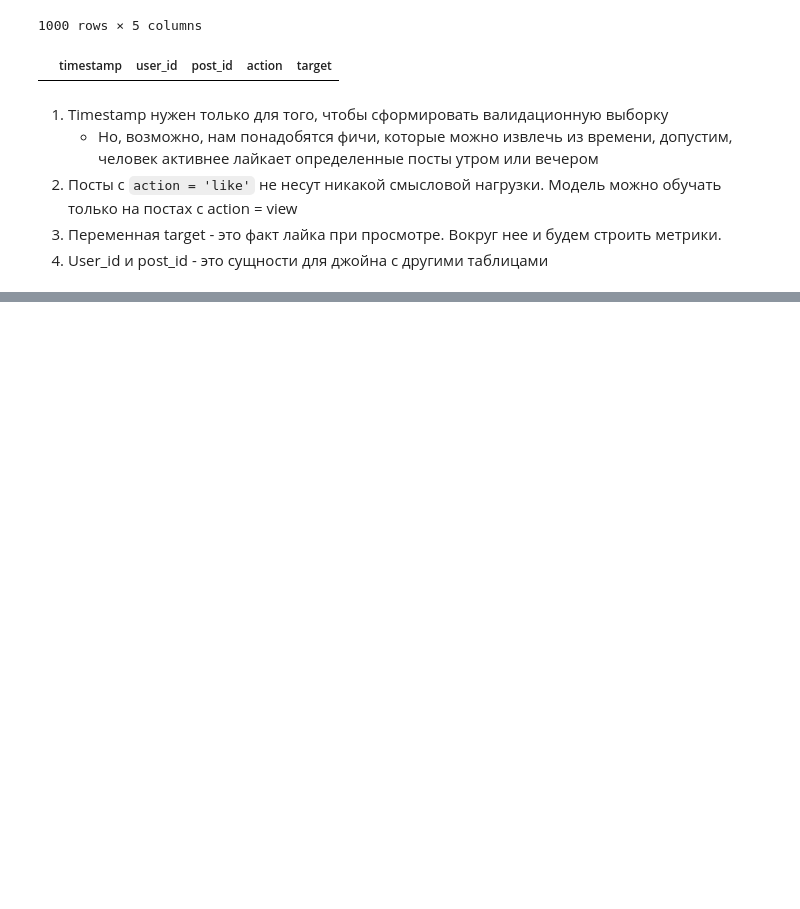
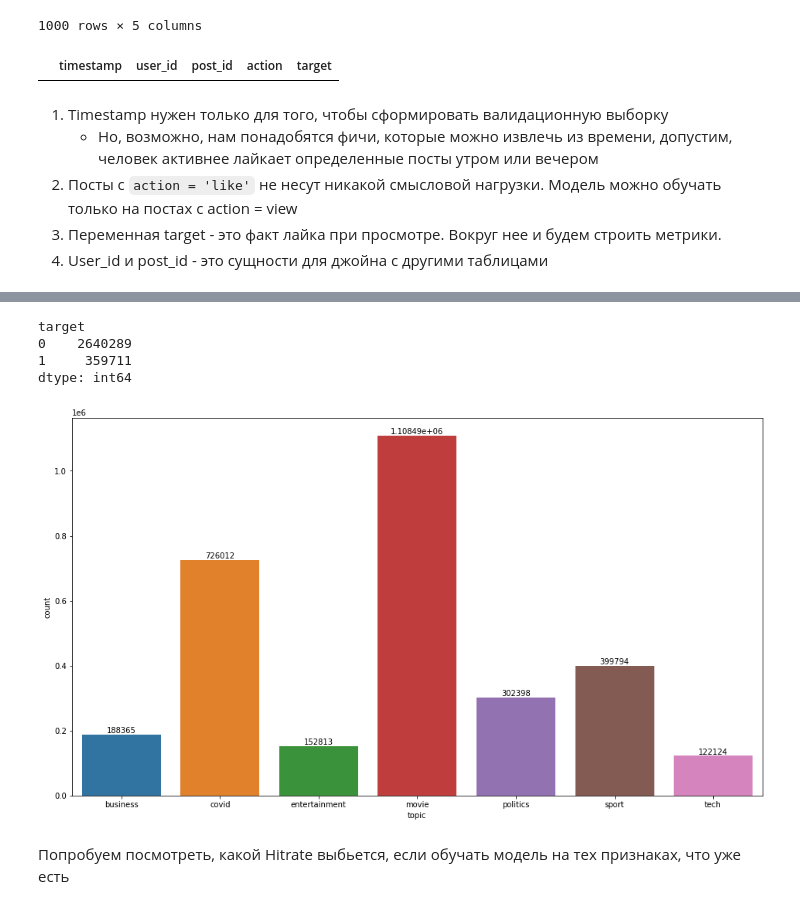
Before and after one commit to gavlique/Karpov_DS, a Jupyter notebook: ml/final_project/HW_22_RecModel.ipynb, the cells around one changed output, grey strips where cells are left out. Saved outputs shown, nothing was run; the diff lists cells and outputs as text; code cells hidden in the pictures; blank space fills up the shorter version.

```diff
--- a/ml/final_project/HW_22_RecModel.ipynb
+++ b/ml/final_project/HW_22_RecModel.ipynb
@@ -275,0 +314,25 @@ pd.read_sql("""
+# %%
+df = pd.read_sql("""--sql
+    SELECT
+        timestamp,
+        feed.post_id,
+        users.*,
+        topic,
+        --text,
+        action,
+        target
+    FROM
+        public.feed_data AS feed
+    JOIN
+        public.user_data AS users
+    ON
+        feed.user_id = users.user_id
+    JOIN
+        public.post_text_df posts
+    ON
+        posts.post_id = feed.post_id
+    WHERE 1=1
+        AND action = 'view'
+    LIMIT 3000000
+""",
+con=con)
@@ -275,0 +362,17 @@ pd.read_sql("""
+# %%
+df.value_counts('target')
+# %% [output]
+target
+0    2640289
+1     359711
+dtype: int64
+# %%
+# распределение по городам
+plt.figure(figsize=(16, 9))
+ax = sns.countplot(data=df, x='topic', order=sorted(df.topic.unique()))
+ax.bar_label(ax.containers[0])
+plt.show()
+# %% [output]
+[figure, added]
+# %% [markdown]
+Попробуем посмотреть, какой Hitrate выбьется, если обучать модель на тех признаках, что уже есть
```
Also changed, not shown: parts of 26 cells of this notebook, 6 other files.
